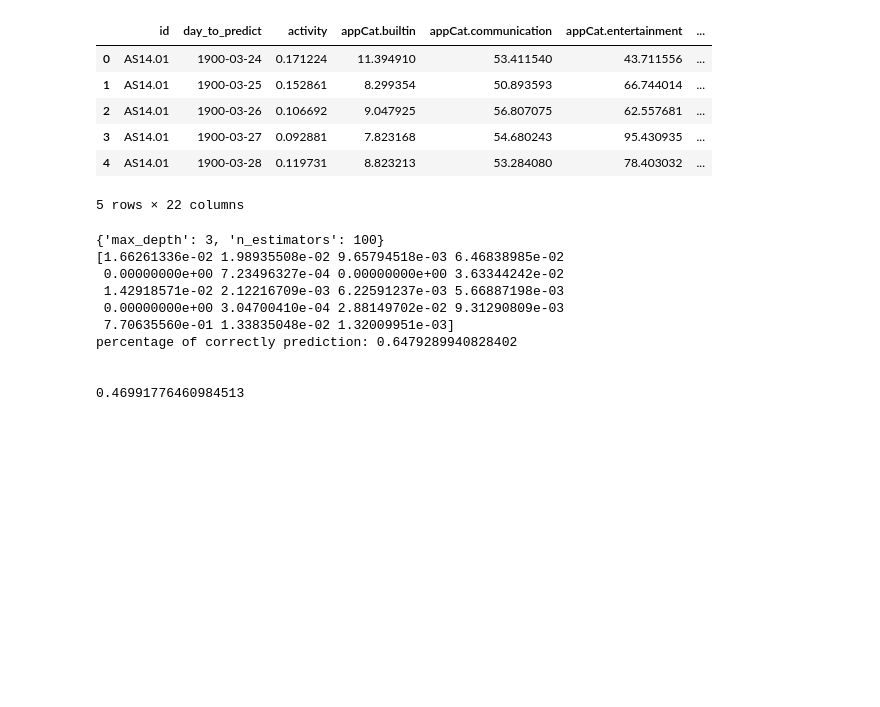
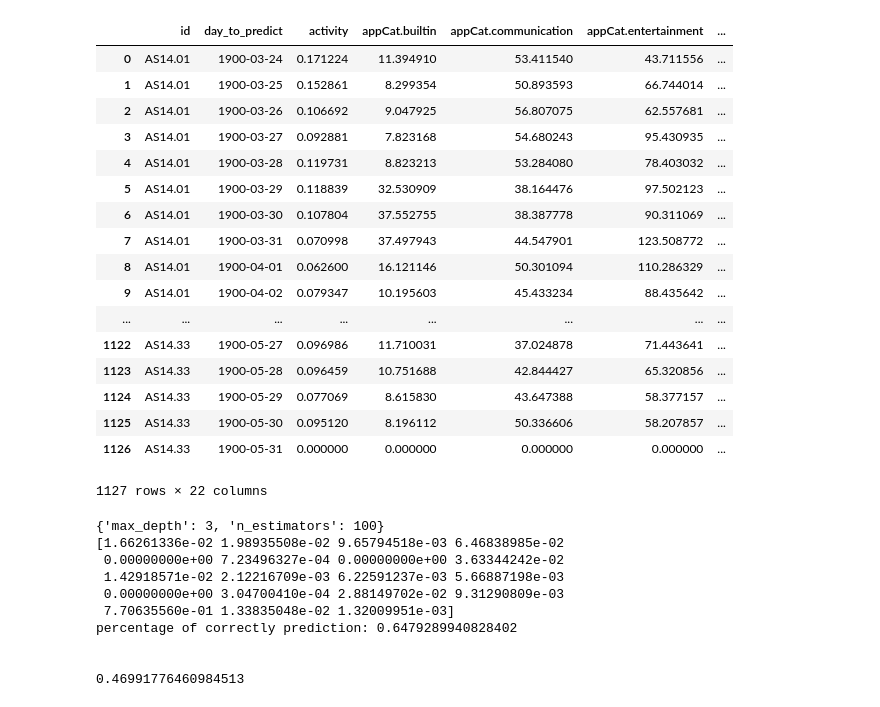
Before and after one commit to Dennis-Dekker/Data_mining, a Jupyter notebook: RandomForest and LASSO regressor.ipynb, the cells around one changed output. Cells and saved outputs as stored; diff of their text form; code cells hidden in the pictures; blank space fills up the shorter version.

```diff
--- a/RandomForest and LASSO regressor.ipynb
+++ b/RandomForest and LASSO regressor.ipynb
@@ -10,16 +10,27 @@ from sklearn.preprocessing import MinMaxScaler
 # %%
 data=pd.read_csv("data/only_mood_preprocessed_dataset.csv")
 #data=data.drop(1).reset_index()
 #data=data.drop("index", axis=1)
-data.head()
+data
 # %% [output]
 |  | id | day_to_predict | activity | appCat.builtin | appCat.communication | appCat.entertainment | ... |
 | 0 | AS14.01 | 1900-03-24 | 0.171224 | 11.394910 | 53.411540 | 43.711556 | ... |
 | 1 | AS14.01 | 1900-03-25 | 0.152861 | 8.299354 | 50.893593 | 66.744014 | ... |
 | 2 | AS14.01 | 1900-03-26 | 0.106692 | 9.047925 | 56.807075 | 62.557681 | ... |
 | 3 | AS14.01 | 1900-03-27 | 0.092881 | 7.823168 | 54.680243 | 95.430935 | ... |
 | 4 | AS14.01 | 1900-03-28 | 0.119731 | 8.823213 | 53.284080 | 78.403032 | ... |
+| 5 | AS14.01 | 1900-03-29 | 0.118839 | 32.530909 | 38.164476 | 97.502123 | ... |
+| 6 | AS14.01 | 1900-03-30 | 0.107804 | 37.552755 | 38.387778 | 90.311069 | ... |
+| 7 | AS14.01 | 1900-03-31 | 0.070998 | 37.497943 | 44.547901 | 123.508772 | ... |
+| 8 | AS14.01 | 1900-04-01 | 0.062600 | 16.121146 | 50.301094 | 110.286329 | ... |
+| 9 | AS14.01 | 1900-04-02 | 0.079347 | 10.195603 | 45.433234 | 88.435642 | ... |
+| ... | ... | ... | ... | ... | ... | ... | ... |
+| 1122 | AS14.33 | 1900-05-27 | 0.096986 | 11.710031 | 37.024878 | 71.443641 | ... |
+| 1123 | AS14.33 | 1900-05-28 | 0.096459 | 10.751688 | 42.844427 | 65.320856 | ... |
+| 1124 | AS14.33 | 1900-05-29 | 0.077069 | 8.615830 | 43.647388 | 58.377157 | ... |
+| 1125 | AS14.33 | 1900-05-30 | 0.095120 | 8.196112 | 50.336606 | 58.207857 | ... |
+| 1126 | AS14.33 | 1900-05-31 | 0.000000 | 0.000000 | 0.000000 | 0.000000 | ... |
-5 rows × 22 columns
+1127 rows × 22 columns
 # %%
 def rfr_model(X_train, X_test, y_train, y_test):
     # Perform Grid-Search
```
Also changed, not shown: parts of 2 cells of this notebook.
